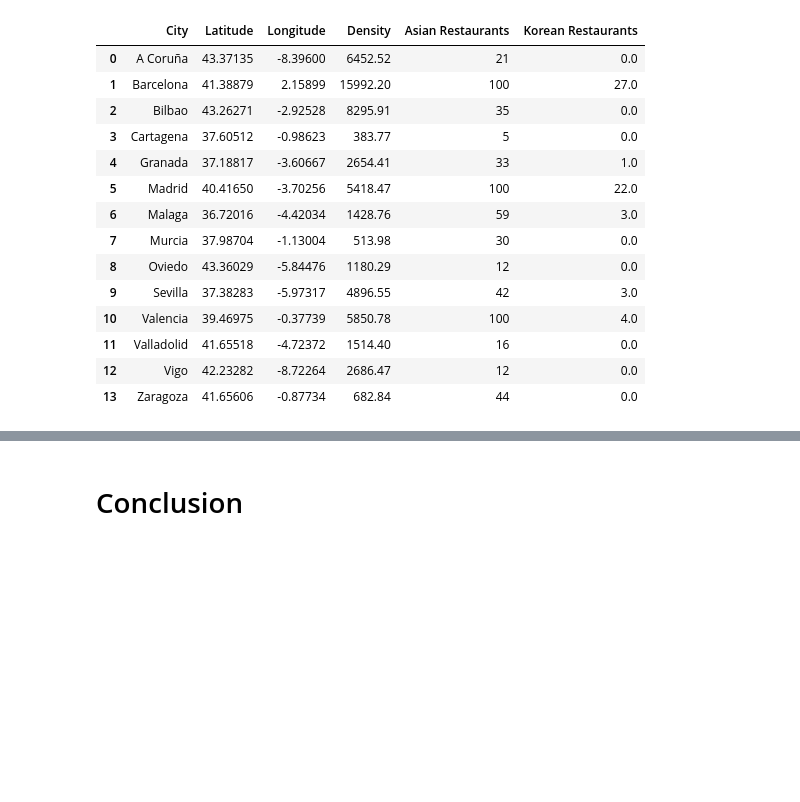
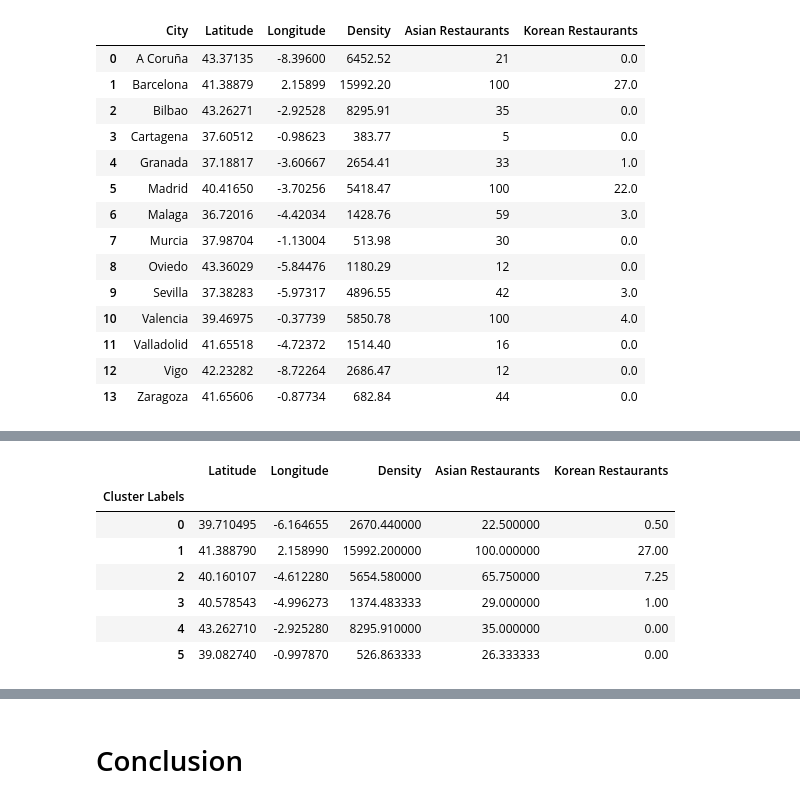
Before and after one commit to omarrumbo/Coursera_Capstone, a Jupyter notebook: Final Project.ipynb, the cells around one changed output, grey strips where cells are left out. Cells and saved outputs as stored; diff of their text form; code cells hidden in the pictures; blank space fills up the shorter version.

```diff
--- a/Final Project.ipynb
+++ b/Final Project.ipynb
@@ -335,0 +335,11 @@ df.sort_values(by=['Asian Restaurants'])
+# %%
+df.groupby('Cluster Labels').mean()
+# %% [output]
+|  | Latitude | Longitude | Density | Asian Restaurants | Korean Restaurants |
+| Cluster Labels |  |  |  |  |  |
+| 0 | 39.710495 | -6.164655 | 2670.440000 | 22.500000 | 0.50 |
+| 1 | 41.388790 | 2.158990 | 15992.200000 | 100.000000 | 27.00 |
+| 2 | 40.160107 | -4.612280 | 5654.580000 | 65.750000 | 7.25 |
+| 3 | 40.578543 | -4.996273 | 1374.483333 | 29.000000 | 1.00 |
+| 4 | 43.262710 | -2.925280 | 8295.910000 | 35.000000 | 0.00 |
+| 5 | 39.082740 | -0.997870 | 526.863333 | 26.333333 | 0.00 |
```
Also changed, not shown: parts of 8 cells of this notebook.
